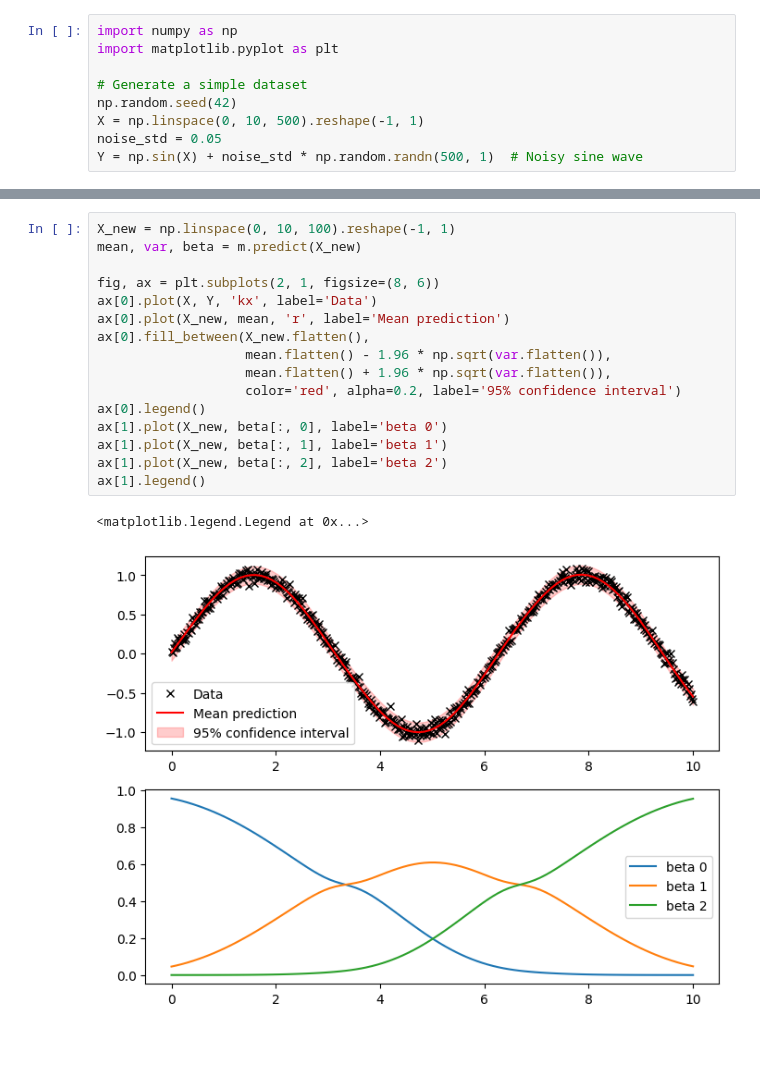
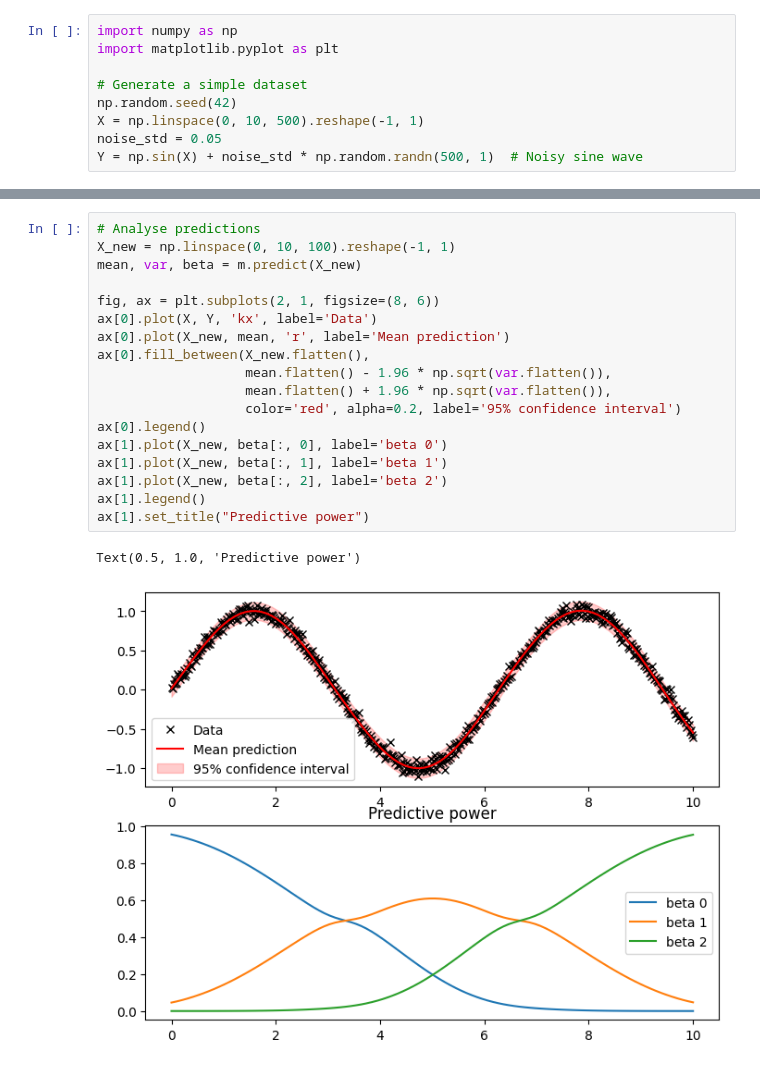
Before and after one commit to plgreenLIRU/PoE_GPFlow, a Jupyter notebook: Examples/1D_example.ipynb, the cells around one changed output, grey strips where cells are left out. Drawn from its saved outputs; the diff is of its cells as text.

```diff
--- a/Examples/1D_example.ipynb
+++ b/Examples/1D_example.ipynb
@@ -30,19 +18,21 @@ True
 # %%
+# Analyse predictions
 X_new = np.linspace(0, 10, 100).reshape(-1, 1)
 mean, var, beta = m.predict(X_new)
 
 fig, ax = plt.subplots(2, 1, figsize=(8, 6))
 ax[0].plot(X, Y, 'kx', label='Data')
 ax[0].plot(X_new, mean, 'r', label='Mean prediction')
 ax[0].fill_between(X_new.flatten(),
                    mean.flatten() - 1.96 * np.sqrt(var.flatten()),
                    mean.flatten() + 1.96 * np.sqrt(var.flatten()),
                    color='red', alpha=0.2, label='95% confidence interval')
 ax[0].legend()
 ax[1].plot(X_new, beta[:, 0], label='beta 0')
 ax[1].plot(X_new, beta[:, 1], label='beta 1')
 ax[1].plot(X_new, beta[:, 2], label='beta 2')
 ax[1].legend()
+ax[1].set_title("Predictive power")
 # %% [output]
-<matplotlib.legend.Legend at 0x...>
+Text(0.5, 1.0, 'Predictive power')
-[figure, old version]
+[figure, new version]
```
Also changed, not shown: parts of 2 cells of this notebook, 1 other file.
